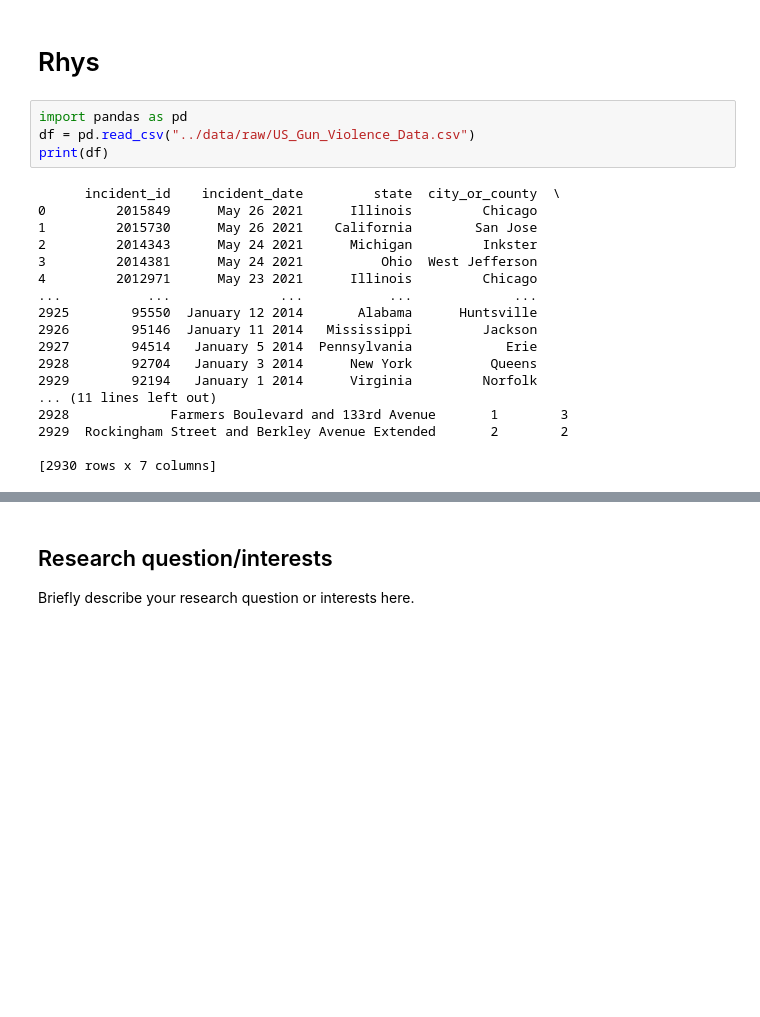
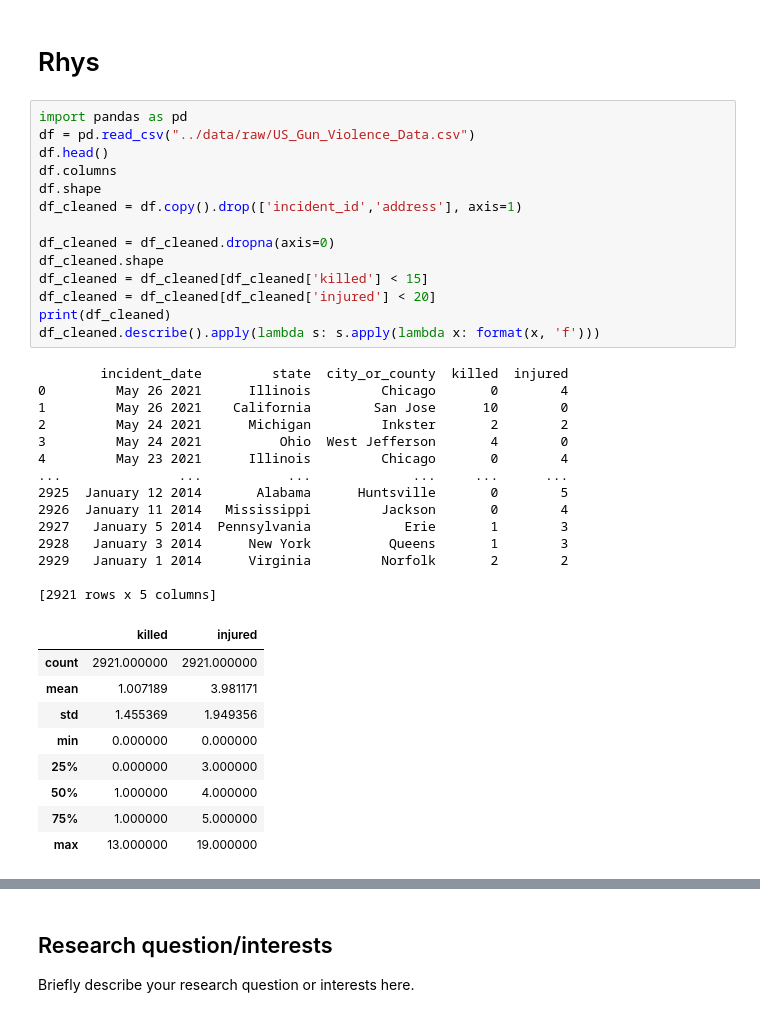
Before and after one commit to ubco-W2022T1-cosc301/project-group39, a Jupyter notebook: notebooks/analysis1.ipynb, the cells around one changed output, grey strips where cells are left out. Cells and saved outputs as stored; diff of their text form; blank space fills up the shorter version.

```diff
--- a/notebooks/analysis1.ipynb
+++ b/notebooks/analysis1.ipynb
@@ -1,24 +1,40 @@
 # %% [markdown]
 # Rhys
-# %%
-import pandas as pd
-df = pd.read_csv("../data/raw/US_Gun_Violence_Data.csv")
-print(df)
-# %% [output]
-      incident_id    incident_date         state  city_or_county  \
-0         2015849      May 26 2021      Illinois         Chicago
-1         2015730      May 26 2021    California        San Jose
-2         2014343      May 24 2021      Michigan         Inkster
-3         2014381      May 24 2021          Ohio  West Jefferson
-4         2012971      May 23 2021      Illinois         Chicago
-...           ...              ...           ...             ...
-2925        95550  January 12 2014       Alabama      Huntsville
-2926        95146  January 11 2014   Mississippi         Jackson
-2927        94514   January 5 2014  Pennsylvania            Erie
-2928        92704   January 3 2014      New York          Queens
-2929        92194   January 1 2014      Virginia         Norfolk
-... (11 lines left out)
-2928             Farmers Boulevard and 133rd Avenue       1        3
-2929  Rockingham Street and Berkley Avenue Extended       2        2
-
-[2930 rows x 7 columns]
+# %%
+import pandas as pd
+df = pd.read_csv("../data/raw/US_Gun_Violence_Data.csv")
+df.head()
+df.columns
+df.shape
+df_cleaned = df.copy().drop(['incident_id','address'], axis=1)
+
+df_cleaned = df_cleaned.dropna(axis=0)
+df_cleaned.shape
+df_cleaned = df_cleaned[df_cleaned['killed'] < 15]
+df_cleaned = df_cleaned[df_cleaned['injured'] < 20]
+print(df_cleaned)
+df_cleaned.describe().apply(lambda s: s.apply(lambda x: format(x, 'f')))
+# %% [output]
+        incident_date         state  city_or_county  killed  injured
+0         May 26 2021      Illinois         Chicago       0        4
+1         May 26 2021    California        San Jose      10        0
+2         May 24 2021      Michigan         Inkster       2        2
+3         May 24 2021          Ohio  West Jefferson       4        0
+4         May 23 2021      Illinois         Chicago       0        4
+...               ...           ...             ...     ...      ...
+2925  January 12 2014       Alabama      Huntsville       0        5
+2926  January 11 2014   Mississippi         Jackson       0        4
+2927   January 5 2014  Pennsylvania            Erie       1        3
+2928   January 3 2014      New York          Queens       1        3
+2929   January 1 2014      Virginia         Norfolk       2        2
+
+[2921 rows x 5 columns]
+|  | killed | injured |
+| count | 2921.000000 | 2921.000000 |
+| mean | 1.007189 | 3.981171 |
+| std | 1.455369 | 1.949356 |
+| min | 0.000000 | 0.000000 |
+| 25% | 0.000000 | 3.000000 |
+| 50% | 1.000000 | 4.000000 |
+| 75% | 1.000000 | 5.000000 |
+| max | 13.000000 | 19.000000 |
```
Also changed, not shown: parts of 7 cells of this notebook.
